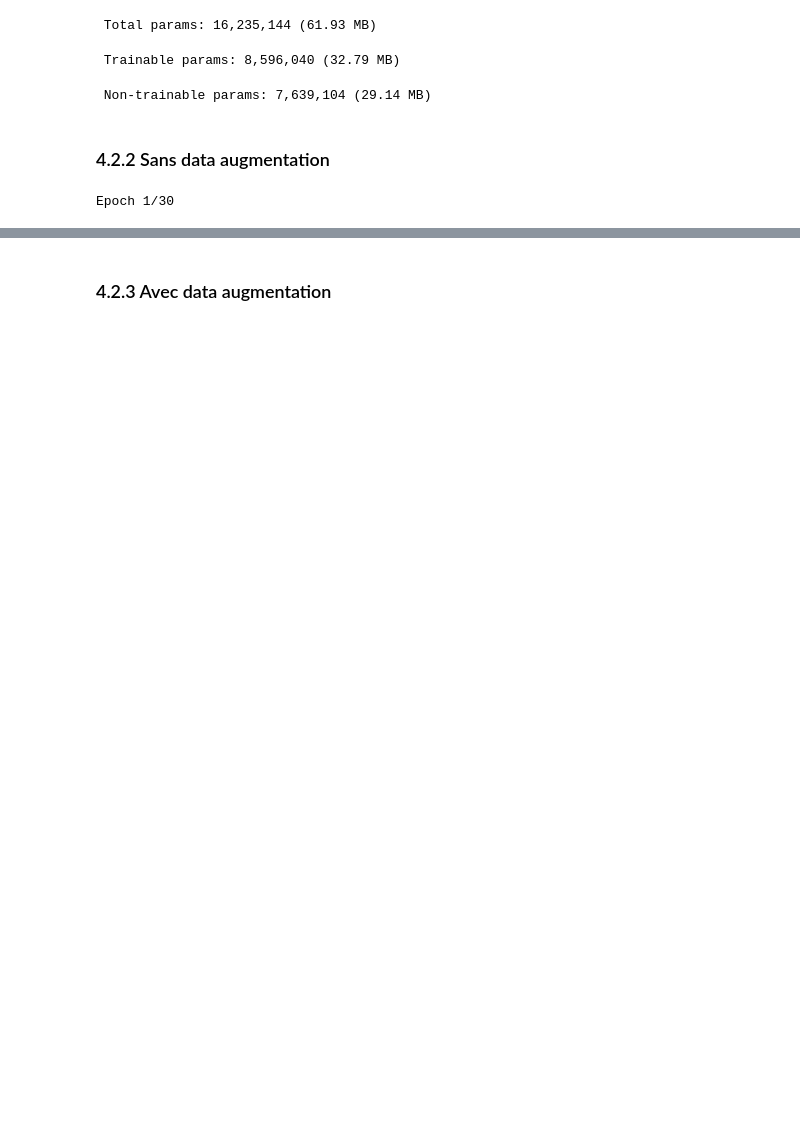
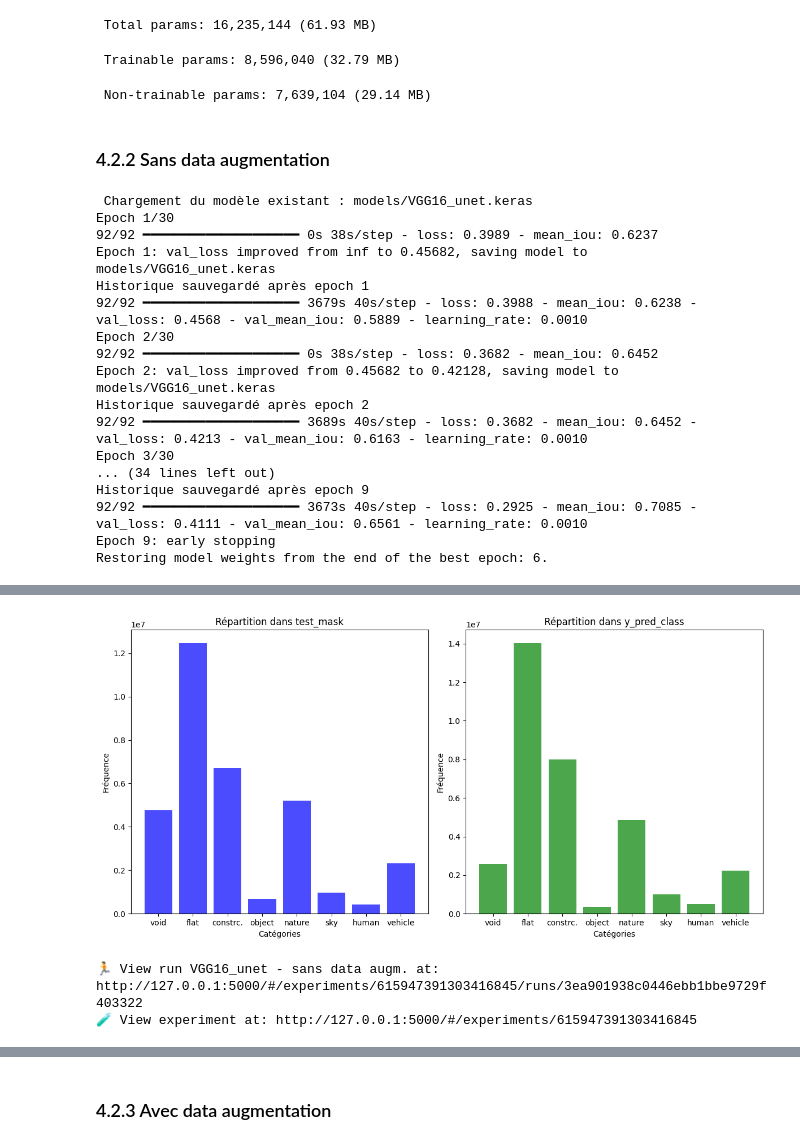
Before and after one commit to flo-tho/Projet8, a Jupyter notebook: notebook_test_modeles.ipynb, the cells around one changed output, grey strips where cells are left out. Cells and saved outputs as stored; diff of their text form; code cells hidden in the pictures; blank space fills up the shorter version.

```diff
--- a/notebook_test_modeles.ipynb
+++ b/notebook_test_modeles.ipynb
@@ -1516,9 +1622,10 @@ Model: "functional"
 # %%
 # paramétrages
 epochs=30
-checkpoint_path = "models/VGG16_unet.keras"
+model_name = "VGG16_unet"
+checkpoint_path = f"models/{model_name}.keras"
 # %%
-with mlflow.start_run(run_name="VGG16 U-Net sans data augm."):
+with mlflow.start_run(run_name=f"{model_name} - sans data augm."):
 
     #mlflow.set_tag("Approach", "sans data augm.")
 
@@ -1534,7 +1641,7 @@ with mlflow.start_run(run_name="VGG16 U-Net sans data augm."):
 
     #----------------------------
     # Compile & entraînement
-    history = train_pipeline(model, params, train_generator, val_generator, epochs, checkpoint_path)
+    history = train_pipeline(model, model_name, params, train_generator, val_generator, epochs, checkpoint_path)
 
 
     #----------------------------
@@ -1542,7 +1649,7 @@ with mlflow.start_run(run_name="VGG16 U-Net sans data augm."):
     model = tf.keras.models.load_model(checkpoint_path)
     # temp_ex_dir = "models/temp_example"
     # input_example = np.expand_dims(train_generator[0][0][0], axis=0)  # Une seule image avec batch dim
-    mlflow.keras.log_model(model, "VGG16_UNet") #, input_example=input_example, artifact_path=temp_ex_dir)
+    mlflow.keras.log_model(model, model_name) #, input_example=input_example, artifact_path=temp_ex_dir)
 
     #----------------------------
     # Calculs et log des metrics du modèle dans MLFlow
@@ -1554,4 +1661,20 @@ with mlflow.start_run(run_name="VGG16 U-Net sans data augm."):
     for i, value in enumerate(iou_per_class):
         mlflow.log_metric(f"IoU_Class_{i}", value)
 # %% [output]
+ Chargement du modèle existant : models/VGG16_unet.keras
 Epoch 1/30
+92/92 ━━━━━━━━━━━━━━━━━━━━ 0s 38s/step - loss: 0.3989 - mean_iou: 0.6237
+Epoch 1: val_loss improved from inf to 0.45682, saving model to models/VGG16_unet.keras
+Historique sauvegardé après epoch 1
+92/92 ━━━━━━━━━━━━━━━━━━━━ 3679s 40s/step - loss: 0.3988 - mean_iou: 0.6238 - val_loss: 0.4568 - val_mean_iou: 0.5889 - learning_rate: 0.0010
+Epoch 2/30
+92/92 ━━━━━━━━━━━━━━━━━━━━ 0s 38s/step - loss: 0.3682 - mean_iou: 0.6452
+Epoch 2: val_loss improved from 0.45682 to 0.42128, saving model to models/VGG16_unet.keras
+Historique sauvegardé après epoch 2
+92/92 ━━━━━━━━━━━━━━━━━━━━ 3689s 40s/step - loss: 0.3682 - mean_iou: 0.6452 - val_loss: 0.4213 - val_mean_iou: 0.6163 - learning_rate: 0.0010
+Epoch 3/30
+... (34 lines left out)
+Historique sauvegardé après epoch 9
+92/92 ━━━━━━━━━━━━━━━━━━━━ 3673s 40s/step - loss: 0.2925 - mean_iou: 0.7085 - val_loss: 0.4111 - val_mean_iou: 0.6561 - learning_rate: 0.0010
+Epoch 9: early stopping
+Restoring model weights from the end of the best epoch: 6.
@@ -1558,3 +1701,6 @@ Epoch 1/30
+[figure, added]
+🏃 View run VGG16_unet - sans data augm. at: http://127.0.0.1:5000/#/experiments/615947391303416845/runs/3ea901938c0446ebb1bbe9729f403322
+🧪 View experiment at: http://127.0.0.1:5000/#/experiments/615947391303416845
 # %%
 # Sélection d'une image test pour visualitation
 batch_index = 9
```
Also changed, not shown: parts of 53 cells of this notebook.
